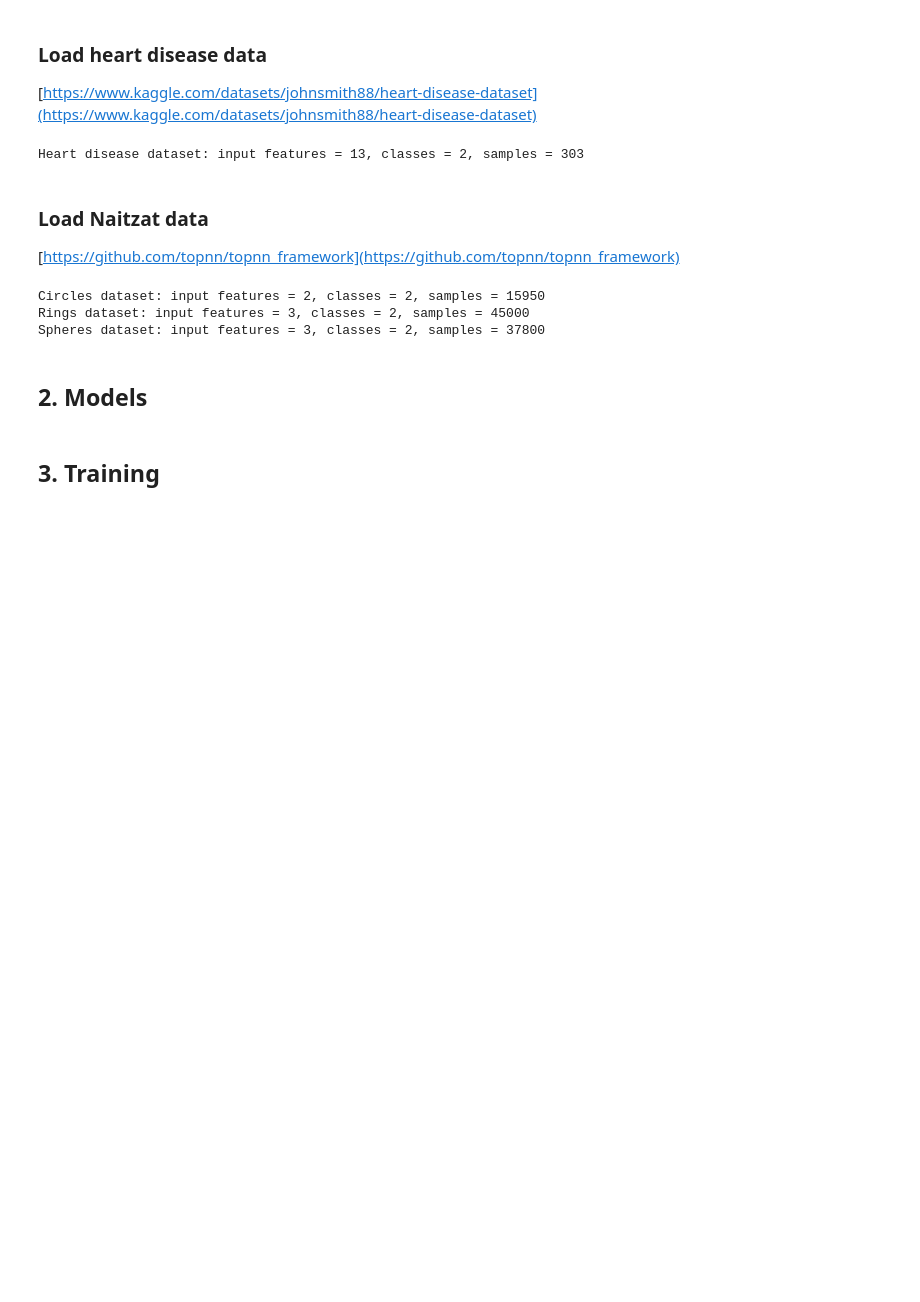
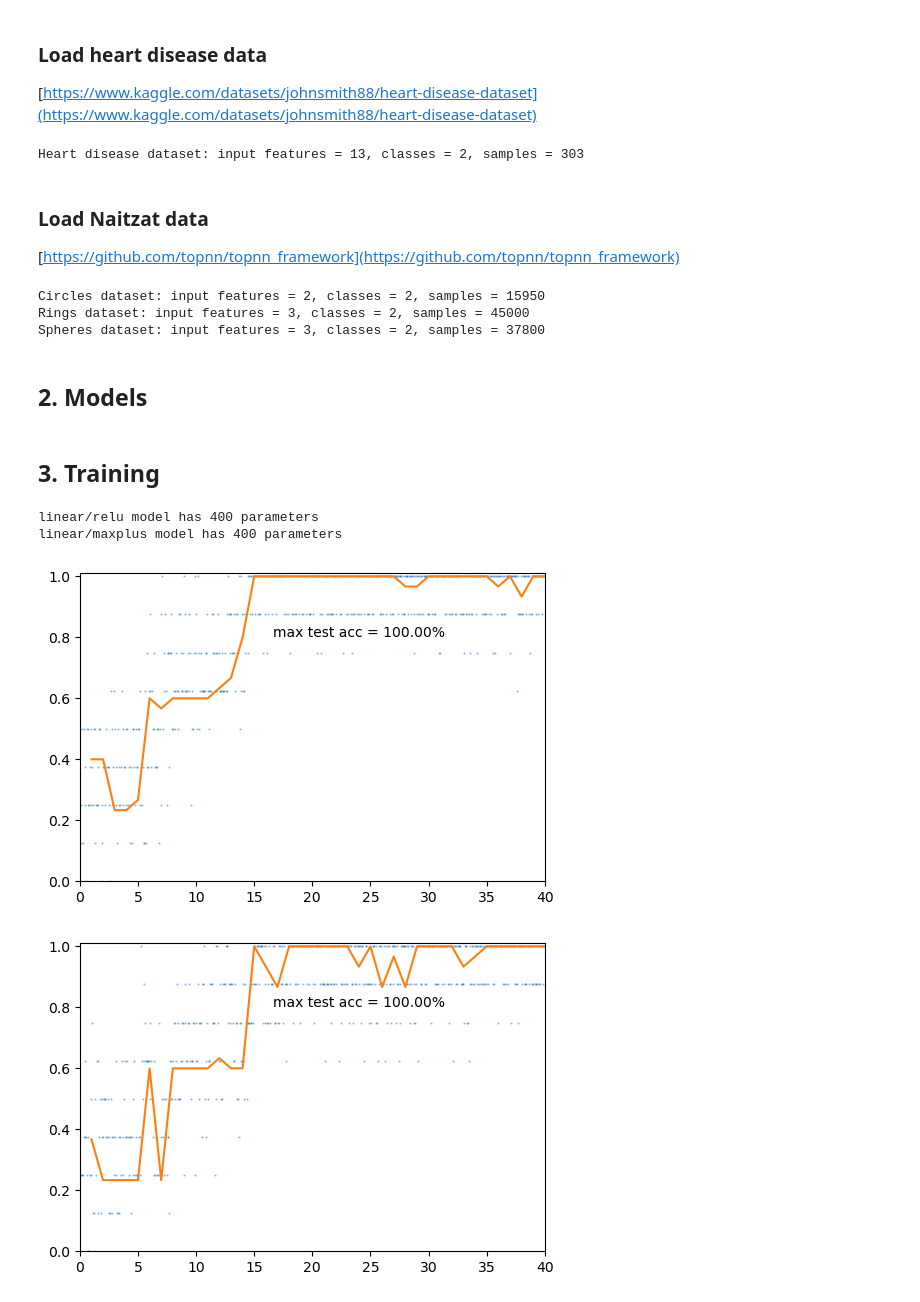
Before and after one commit to bmnsmets/semitorch, a Jupyter notebook: experiments/fullyconnected.ipynb, the cells around one changed output. Drawn from its saved outputs; the diff is of its cells as text; code cells hidden in the pictures; blank space fills up the shorter version.

```diff
--- a/experiments/fullyconnected.ipynb
+++ b/experiments/fullyconnected.ipynb
@@ -146,8 +154,7 @@ def accuracy(model, x, y):
     with torch.no_grad():
         yout = model(x)
         _, prediction = torch.max(yout.cpu(), dim=1)
-        return (y==prediction).sum().item() / float(y.numel())
-
+        return (y.cpu()==prediction).sum().item() / float(y.numel())
 
 
 def test(model, device, testloader):
@@ -185,7 +192,7 @@ def train(model, device, trainloader, testloader, optimizer, scheduler, loss, ep
 
         ax.clear()
         ax.set_xlim(0, epochs)
-        ax.set_ylim(0.75, 1.0)
+        ax.set_ylim(0.0, 1.01)
         ax.plot(np.linspace(0,len(accs),len(trainaccs)),
             trainaccs, ".", markersize=1.5, markerfacecolor=(0, 0, 1, 0.3))
         ax.plot(np.linspace(1,len(accs),len(accs)), accs)
@@ -207,8 +214,17 @@ def resetmodel(model: nn.Module) -> None:
             m.reset_parameters()
     model.apply(fn=weight_reset)
 # %%
-iris_train_loader = DataLoader(iris_train, batch_size=16, shuffle=True)
+iris_train_loader = DataLoader(iris_train, batch_size=8, shuffle=True)
 iris_test_loader = DataLoader(iris_test, batch_size=len(iris_test), shuffle=False)
 
 heart_train_loader = DataLoader(heart_train, batch_size=32, shuffle=True)
 heart_test_loader = DataLoader(heart_test, batch_size=len(heart_test))
+
+circles_train_loader = DataLoader(circles_train, batch_size=16, shuffle=True)
+circles_test_loader = DataLoader(circles_test, batch_size=len(circles_test), shuffle=True)
+
+rings_train_loader = DataLoader(rings_train, batch_size=16, shuffle=True)
+rings_test_loader = DataLoader(rings_test, batch_size=len(rings_test), shuffle=True)
+
+spheres_train_loader = DataLoader(spheres_train, batch_size=16, shuffle=True)
+spheres_test_loader = DataLoader(spheres_test, batch_size=len(spheres_test), shuffle=True)
@@ -233,0 +231,48 @@ scheduler = torch.optim.lr_scheduler.OneCycleLR(optimizer,
+# %%
+linear_relu_model_iris = create_model("linear_relu", 4, 3).to(device)
+print(f"linear/relu model has {count_parameters(linear_relu_model_iris)} parameters")
+linear_maxplus_model_iris = create_model("linear_maxplus", 4, 3).to(device)
+print(f"linear/maxplus model has {count_parameters(linear_maxplus_model_iris)} parameters")
+
+loss = nn.CrossEntropyLoss()
+
+epochs = 40
+
+optimizer = torch.optim.AdamW(linear_relu_model_iris.parameters(),
+                lr=2e-2,
+                weight_decay=0.01
+            )
+scheduler = torch.optim.lr_scheduler.OneCycleLR(optimizer,
+                max_lr=2e-2,
+                anneal_strategy='linear',
+                pct_start=0.3,
+                three_phase=True,
+                final_div_factor=1000.0,
+                div_factor=10.0,
+                steps_per_epoch=len(iris_train),
+                epochs=epochs
+            )
+
+train(linear_relu_model_iris, device, iris_train_loader, iris_test_loader, optimizer, scheduler, loss, epochs)
+
+optimizer = torch.optim.AdamW(linear_maxplus_model_iris.parameters(),
+                lr=4e-2,
+                weight_decay=0.01
+            )
+scheduler = torch.optim.lr_scheduler.OneCycleLR(optimizer,
+                max_lr=4e-2,
+                anneal_strategy='linear',
+                pct_start=0.3,
+                three_phase=True,
+                final_div_factor=1000.0,
+                div_factor=10.0,
+                steps_per_epoch=len(iris_train),
+                epochs=epochs
+            )
+
+train(linear_maxplus_model_iris, device, iris_train_loader, iris_test_loader, optimizer, scheduler, loss, epochs)
+# %% [output]
+linear/relu model has 400 parameters
+linear/maxplus model has 400 parameters
+[figure, added]
+[figure, added]
```
Also changed, not shown: parts of 3 cells of this notebook, 1 other file.
